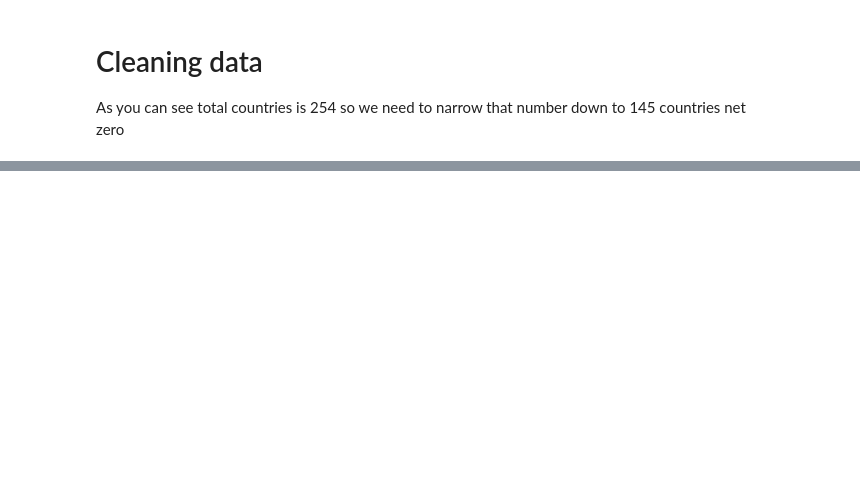
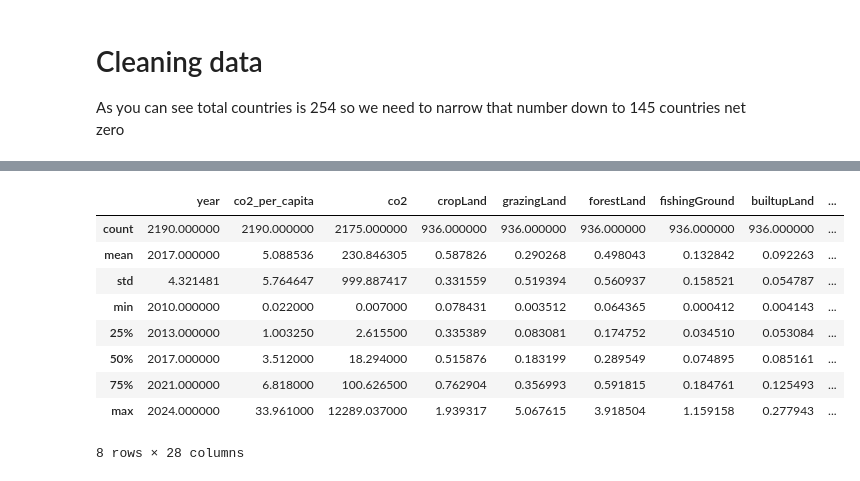
Before and after one commit to n22tk05/Net-Zero-Carbon-Emissions, a Jupyter notebook: clean.ipynb, the cells around one changed output, grey strips where cells are left out. Cells and saved outputs as stored; diff of their text form; code cells hidden in the pictures; blank space fills up the shorter version.

```diff
--- a/clean.ipynb
+++ b/clean.ipynb
@@ -148,0 +307,22 @@ df['country'].unique().tolist()
+# %%
+master_df = master_df.sort_values(by=['country_code', 'year']).reset_index(
+    drop=True
+)
+
+print('Tỷ lệ khuyết TRƯỚC khi nội suy:',)
+print(f'{master_df["ef_per_capita"].isnull().mean() * 100:.2f}%',)
+# 2. Nội suy tuyến tính đúng trên chính master_df
+
+master_df['ef_per_capita'] = master_df.groupby('country_code')[
+    'ef_per_capita'
+].transform(
+    lambda group: group.interpolate(
+        method='linear', limit_direction='both'
+    )
+)
+
+missing_ef = master_df['ef_per_capita'].isnull().sum()
+total_rows = len(master_df)
+
+print(f'Số lượng ô khuyết SAU khi nội suy : {missing_ef} / {total_rows}')
+print(f'Tỷ lệ khuyết còn lại             : {(missing_ef / total_rows) * 100:.2f}%')
@@ -148,0 +383,13 @@ df['country'].unique().tolist()
+# %%
+master_df.describe()
+# %% [output]
+|  | year | co2_per_capita | co2 | cropLand | grazingLand | forestLand | fishingGround | builtupLand | ... |
+| count | 2190.000000 | 2190.000000 | 2175.000000 | 936.000000 | 936.000000 | 936.000000 | 936.000000 | 936.000000 | ... |
+| mean | 2017.000000 | 5.088536 | 230.846305 | 0.587826 | 0.290268 | 0.498043 | 0.132842 | 0.092263 | ... |
+| std | 4.321481 | 5.764647 | 999.887417 | 0.331559 | 0.519394 | 0.560937 | 0.158521 | 0.054787 | ... |
+| min | 2010.000000 | 0.022000 | 0.007000 | 0.078431 | 0.003512 | 0.064365 | 0.000412 | 0.004143 | ... |
+| 25% | 2013.000000 | 1.003250 | 2.615500 | 0.335389 | 0.083081 | 0.174752 | 0.034510 | 0.053084 | ... |
+| 50% | 2017.000000 | 3.512000 | 18.294000 | 0.515876 | 0.183199 | 0.289549 | 0.074895 | 0.085161 | ... |
+| 75% | 2021.000000 | 6.818000 | 100.626500 | 0.762904 | 0.356993 | 0.591815 | 0.184761 | 0.125493 | ... |
+| max | 2024.000000 | 33.961000 | 12289.037000 | 1.939317 | 5.067615 | 3.918504 | 1.159158 | 0.277943 | ... |
+8 rows × 28 columns
```
Also changed, not shown: parts of 17 cells of this notebook, 2 other files.
